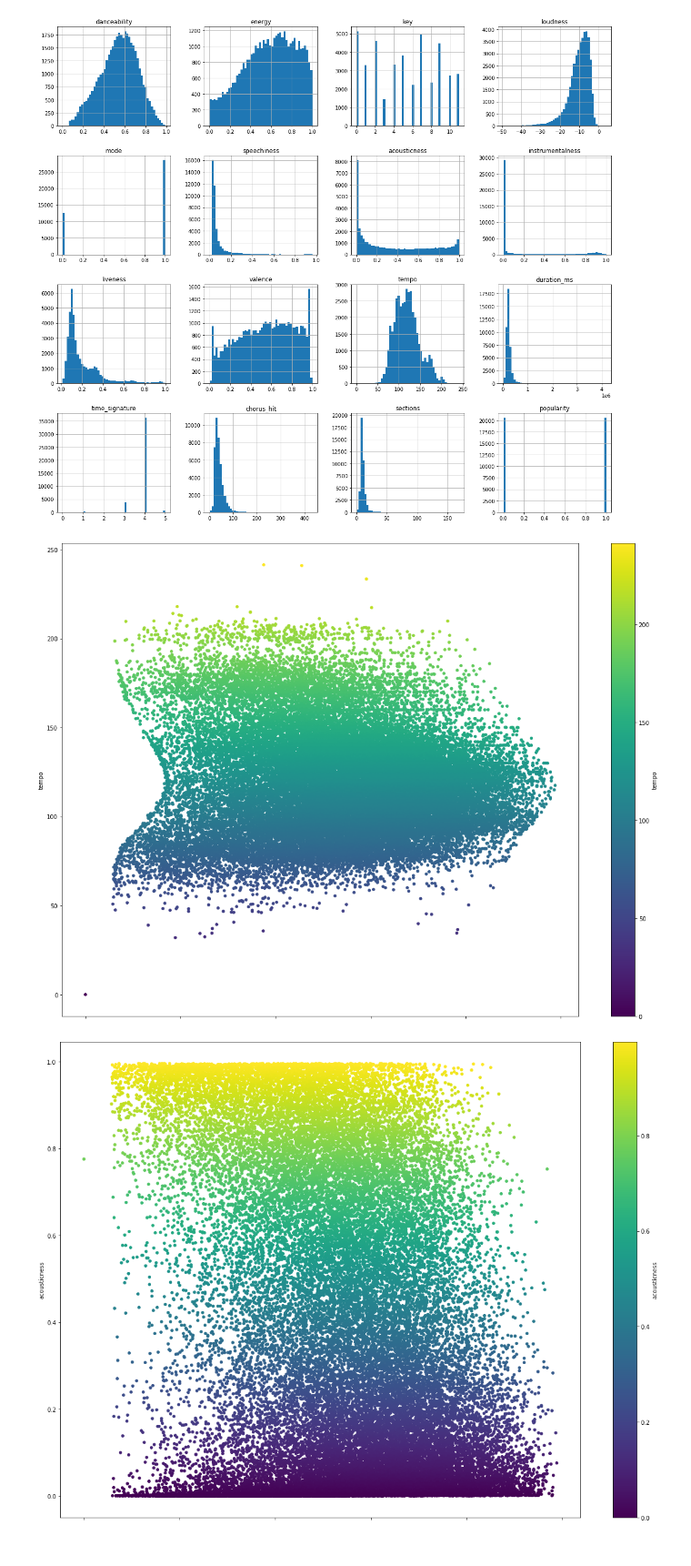
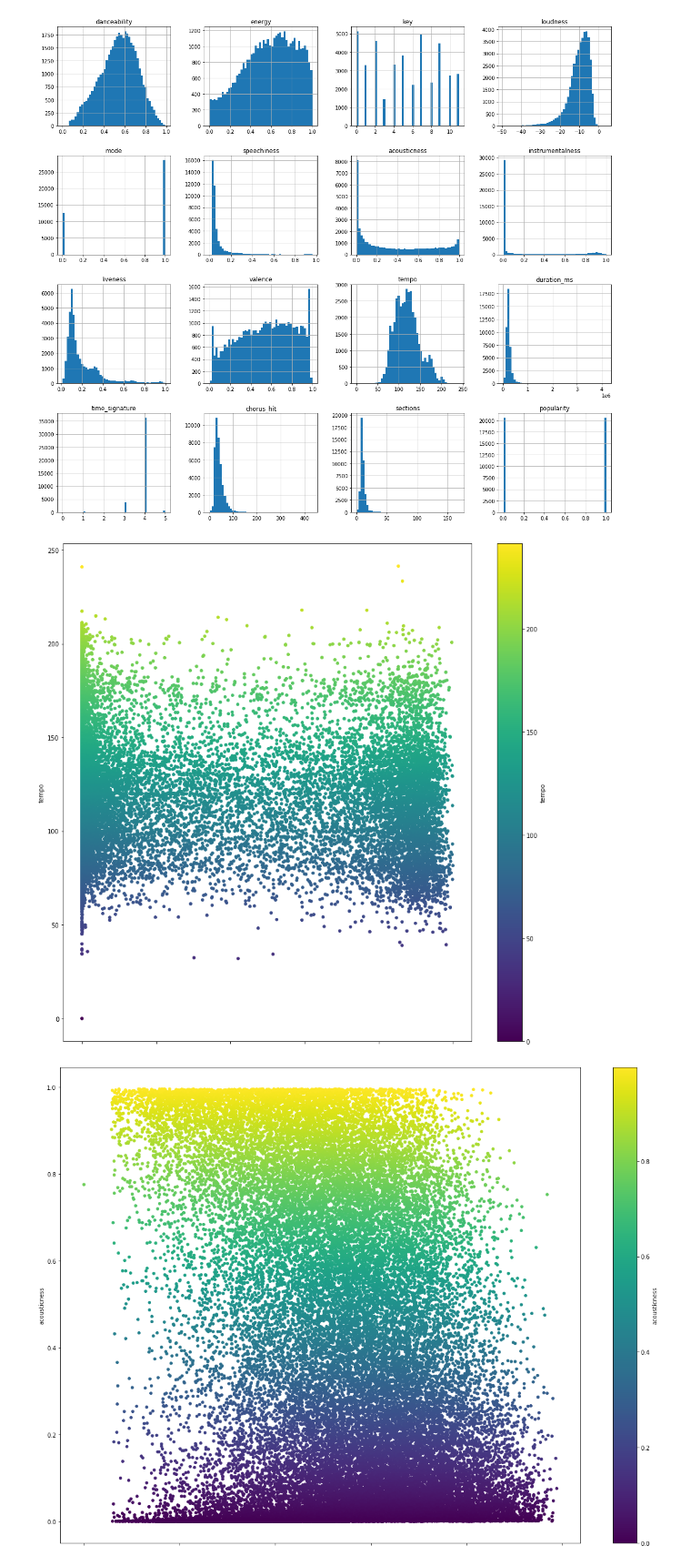
Before and after one commit to B-Amela/Group_Project_7, a Jupyter notebook: Spotify_Dataset_Exploration.ipynb, the cells around one changed output. Shown at 91% size. Drawn from its saved outputs; the diff is of its cells as text; code cells hidden in the pictures.

```diff
--- a/Spotify_Dataset_Exploration.ipynb
+++ b/Spotify_Dataset_Exploration.ipynb
@@ -243,11 +243,11 @@ _ = df.hist(bins=50, figsize=(20, 18))
 # %% [output]
 [figure]
 # %%
-scatter_tempo =  df.plot.scatter(x='danceability',
-                    y = 'tempo', figsize=(20, 15),
+scatter_tempo =  df.plot.scatter(x='instrumentalness',
+                    y = 'tempo', figsize=(15, 15),
                     colormap='viridis', c='tempo')
 # %% [output]
-[figure, old version]
+[figure, new version]
 # %%
 scatter_acousticness = df.plot.scatter(x='danceability',
                     y = 'acousticness', figsize=(20, 15),
```
Also changed, not shown: parts of 1 cell of this notebook.
